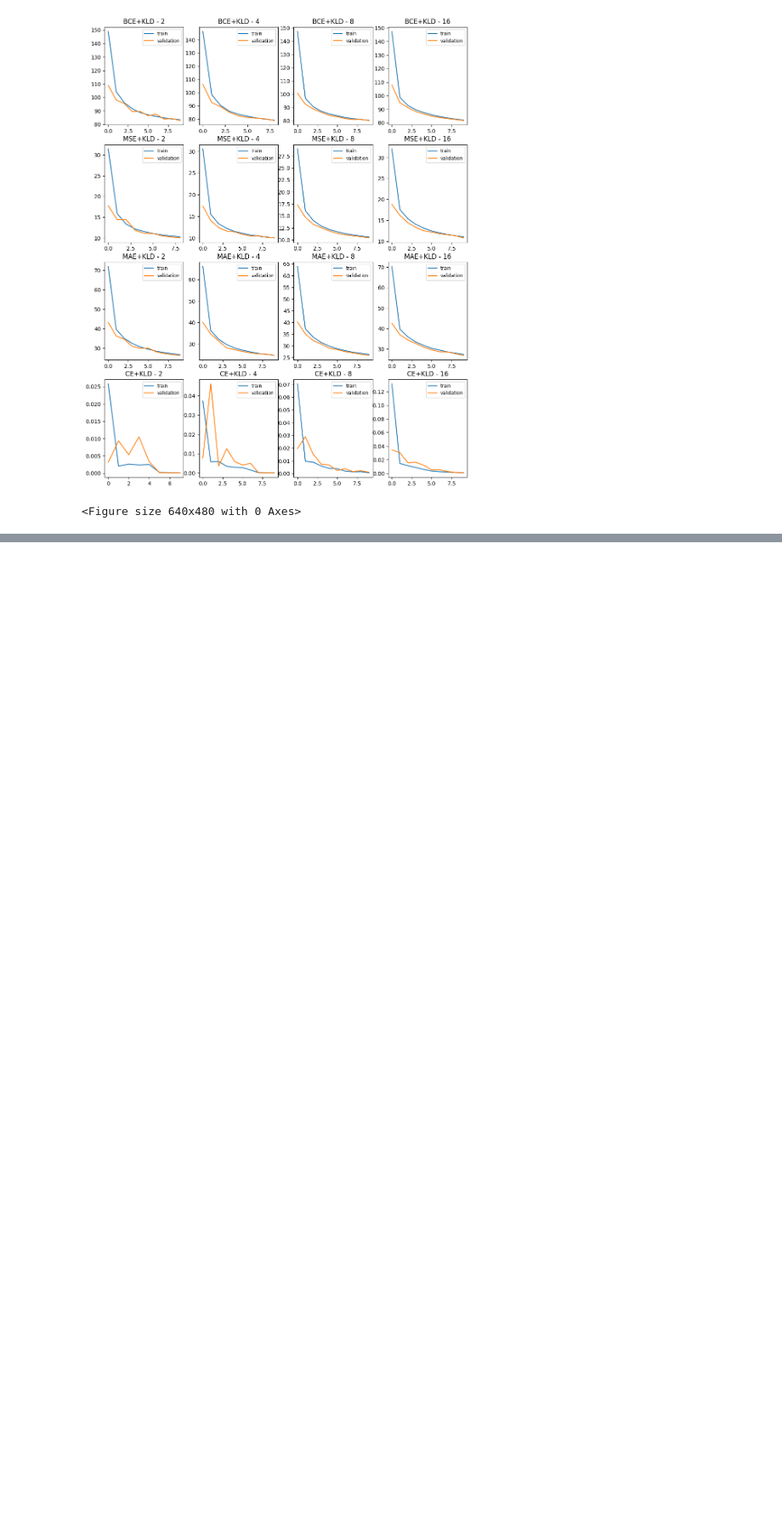
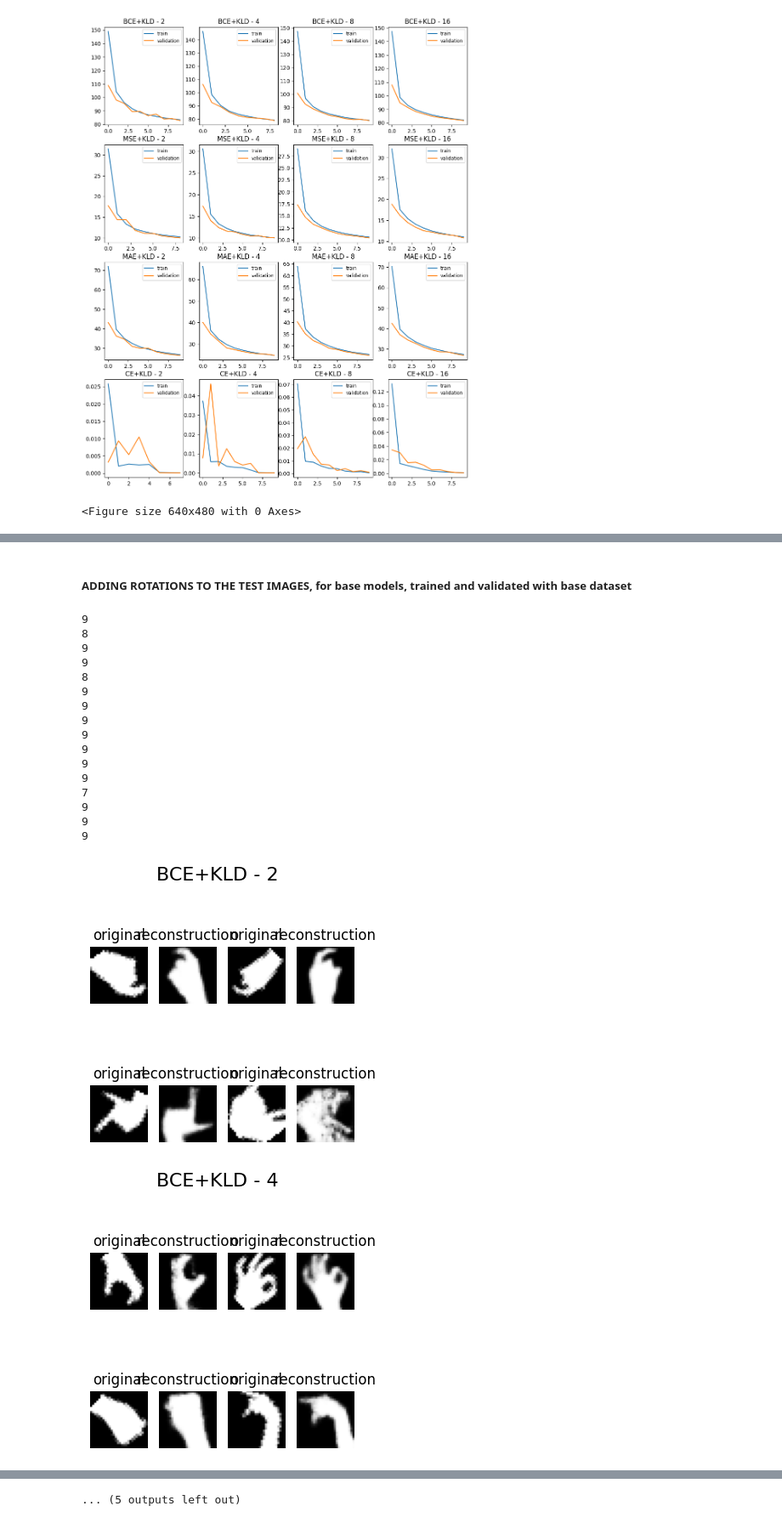
Before and after one commit to EduardoPer/VC_INDIVIDUAL, a Jupyter notebook: vc_individual_pg53797.ipynb, the cells around one changed output, grey strips where cells are left out. Shown at 85% size. Cells and saved outputs as stored; diff of their text form; code cells hidden in the pictures; blank space fills up the shorter version.

Commit message:
Added sections for the use of manipulated dataset with added images of rotations only

```diff
--- a/vc_individual_pg53797.ipynb
+++ b/vc_individual_pg53797.ipynb
@@ -614 +624,47 @@ for lossFn, loss_function in loss_functions_list.items():
 ... (5 outputs left out)
+# %% [markdown]
+##### ADDING ROTATIONS TO THE TEST IMAGES, for base models, trained and validated with base dataset
+# %%
+transform3 = transforms.Compose([
+    transforms.Grayscale(num_output_channels=NUM_CHANNELS),
+    transforms.Resize((HEIGHT, WIDTH)),
+    transforms.RandomRotation(270),
+    transforms.ToTensor()
+])
+
+test_set3 = torchvision.datasets.ImageFolder(root=test_path_dest, transform=transform3)
+test_loader3 = torch.utils.data.DataLoader(test_set3, batch_size=BATCH_SIZE, shuffle=True)
+
+for lossFn, loss_function in loss_functions_list.items():
+    for LATENT_SPACE_DIM in LATENT_SPACE_DIMS:
+        model_save_path = f'{MODELS_FOLDER}/CVAE_model_lossFn={lossFn}_latentDim{LATENT_SPACE_DIM}_condition{class_count}' + '_best.pt'
+        reload = torch.load(model_save_path)
+        print(reload['epoch'])
+        encoder = Encoder(LATENT_SPACE_DIM)
+        decoder = Decoder(LATENT_SPACE_DIM, class_count)
+        mCVAE = CVAE(encoder, decoder).to(device)
+        mCVAE.to(device)
+        mCVAE.load_state_dict(reload['model'])
+
+        inputs, labels = next(iter(test_loader3))
+        recon = mCVAE(inputs.to(device), one_hot(labels, class_count))[0]
+        show_preds(inputs, recon, 4, f'{lossFn} - {LATENT_SPACE_DIM}')
+# %% [output]
+9
+8
+9
+9
+8
+9
+9
+9
+9
+9
+9
+9
+7
+9
+9
+9
+[figure, added]
+[figure, added]
@@ -614,0 +680 @@ for lossFn, loss_function in loss_functions_list.items():
+... (5 outputs left out)
```
Also changed, not shown: parts of 33 cells of this notebook, 4 other files.
